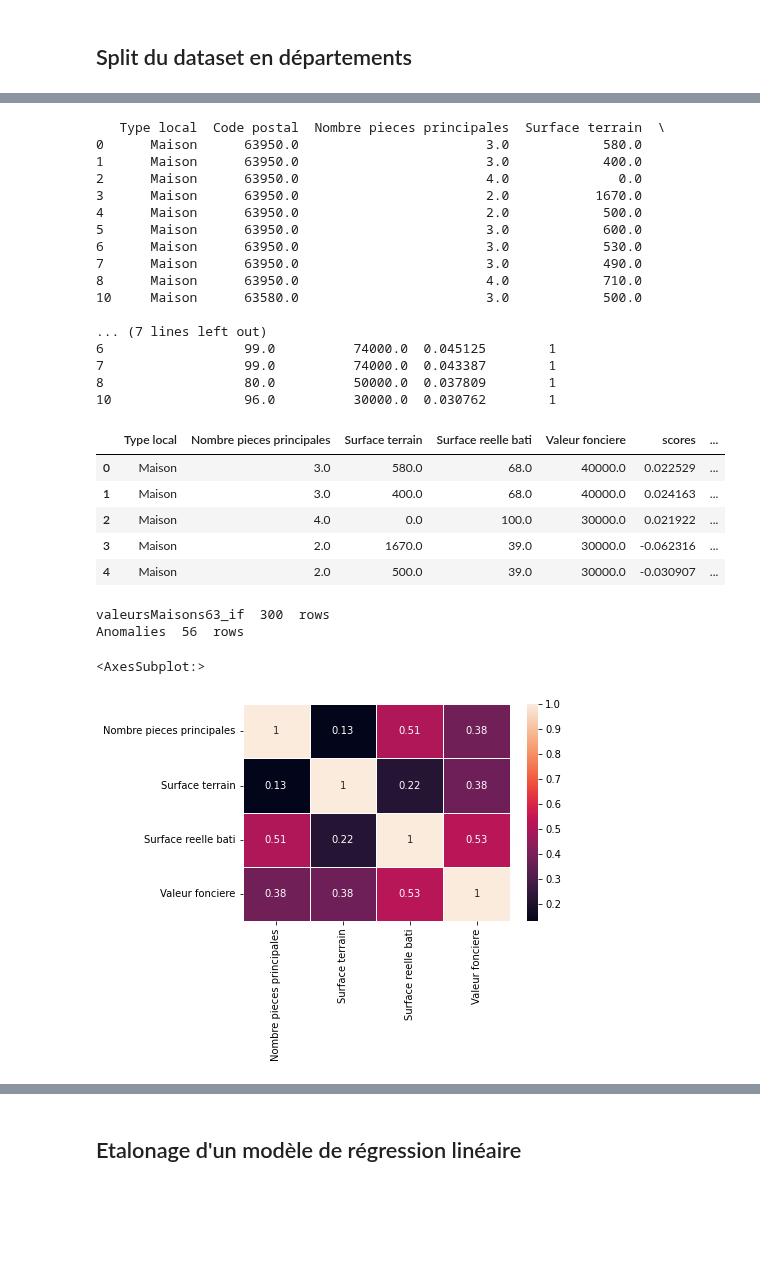
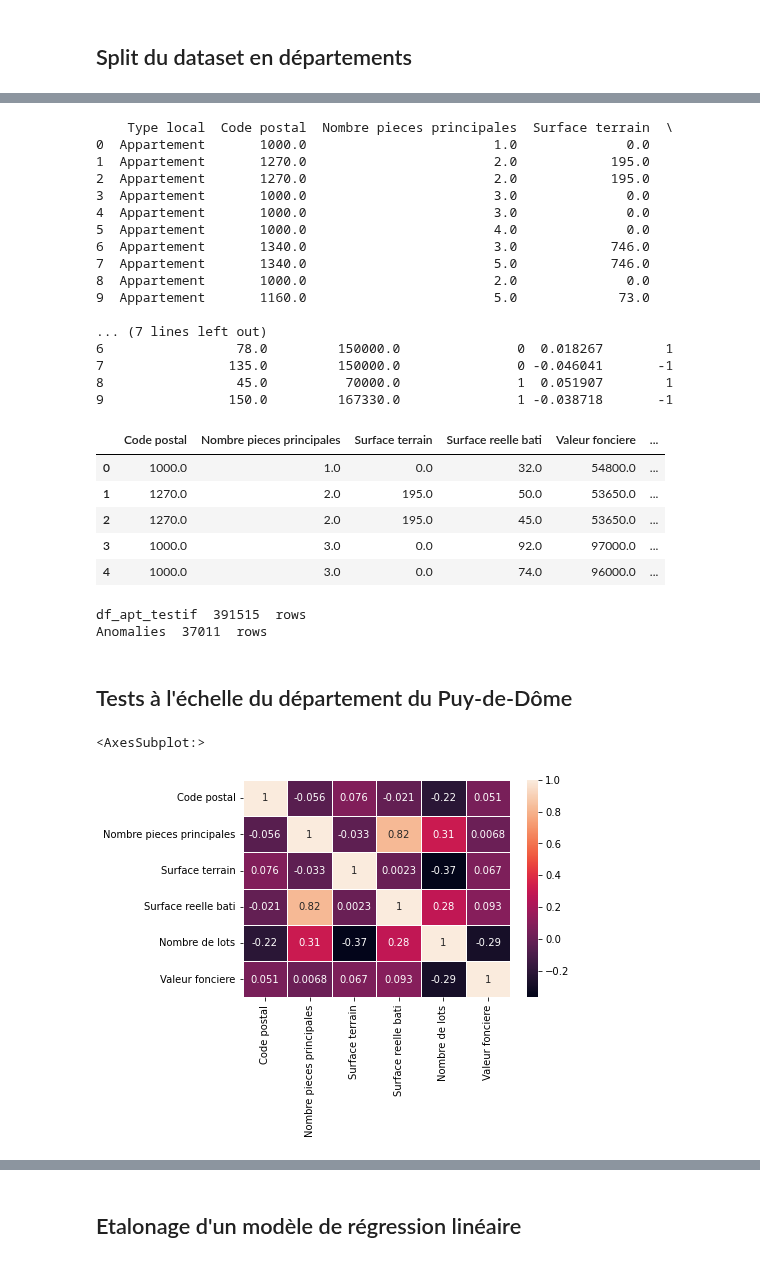
Before and after one commit to Twizzle1997/Immothep, a Jupyter notebook: src/notebookAppV2.ipynb, the cells around one changed output, grey strips where cells are left out. Saved outputs shown, nothing was run; the diff lists cells and outputs as text; code cells hidden in the pictures; blank space fills up the shorter version.

```diff
--- a/src/notebookAppV2.ipynb
+++ b/src/notebookAppV2.ipynb
@@ -129,40 +111,40 @@ valeursMaisons63.head()
 # %%
-isolation.isolation_forest_testing(cr.CURATED_LOCAL_PATH + '/CPMaisons/63.csv', cr.CURATED_LOCAL_PATH + '/CPMaisons/63_IF.csv')
+isolation.isolation_forest_testing(cr.CURATED_LOCAL_PATH + '/Train/Appartement.csv', cr.CURATED_LOCAL_PATH + '/Train/Appartement_if_test.csv', '|')
 # %% [output]
-   Type local  Code postal  Nombre pieces principales  Surface terrain  \
-0      Maison      63950.0                        3.0            580.0
-1      Maison      63950.0                        3.0            400.0
-2      Maison      63950.0                        4.0              0.0
-3      Maison      63950.0                        2.0           1670.0
-4      Maison      63950.0                        2.0            500.0
-5      Maison      63950.0                        3.0            600.0
-6      Maison      63950.0                        3.0            530.0
-7      Maison      63950.0                        3.0            490.0
-8      Maison      63950.0                        4.0            710.0
-10     Maison      63580.0                        3.0            500.0
+    Type local  Code postal  Nombre pieces principales  Surface terrain  \
+0  Appartement       1000.0                        1.0              0.0
+1  Appartement       1270.0                        2.0            195.0
+2  Appartement       1270.0                        2.0            195.0
+3  Appartement       1000.0                        3.0              0.0
+4  Appartement       1000.0                        3.0              0.0
+5  Appartement       1000.0                        4.0              0.0
+6  Appartement       1340.0                        3.0            746.0
+7  Appartement       1340.0                        5.0            746.0
+8  Appartement       1000.0                        2.0              0.0
+9  Appartement       1160.0                        5.0             73.0
 
 ... (7 lines left out)
-6                  99.0          74000.0  0.045125        1
-7                  99.0          74000.0  0.043387        1
-8                  80.0          50000.0  0.037809        1
-10                 96.0          30000.0  0.030762        1
+6                 78.0         150000.0               0  0.018267        1
+7                135.0         150000.0               0 -0.046041       -1
+8                 45.0          70000.0               1  0.051907        1
+9                150.0         167330.0               1 -0.038718       -1
 # %%
 # Import du CSV avec le score de l'IF
-valeursMaisons63_if = pd.read_csv(cr.CURATED_LOCAL_PATH + '/CPMaisons/63_IF.csv', usecols=['Type local', 'Nombre pieces principales', 'Surface terrain', 'Surface reelle bati', 'Valeur fonciere', 'scores', 'anomaly'])
-valeursMaisons63_if.head()
+df_apt_testif = pd.read_csv(cr.CURATED_LOCAL_PATH + '/Train/Appartement_if_test.csv', usecols=['Code postal', 'Nombre pieces principales', 'Surface terrain', 'Surface reelle bati', 'Valeur fonciere', 'Nombre de lots', 'scores', 'anomaly'])
+df_apt_testif.head()
 # %% [output]
-|  | Type local | Nombre pieces principales | Surface terrain | Surface reelle bati | Valeur fonciere | scores | ... |
-| 0 | Maison | 3.0 | 580.0 | 68.0 | 40000.0 | 0.022529 | ... |
-| 1 | Maison | 3.0 | 400.0 | 68.0 | 40000.0 | 0.024163 | ... |
-| 2 | Maison | 4.0 | 0.0 | 100.0 | 30000.0 | 0.021922 | ... |
-| 3 | Maison | 2.0 | 1670.0 | 39.0 | 30000.0 | -0.062316 | ... |
-| 4 | Maison | 2.0 | 500.0 | 39.0 | 30000.0 | -0.030907 | ... |
+|  | Code postal | Nombre pieces principales | Surface terrain | Surface reelle bati | Valeur fonciere | ... |
+| 0 | 1000.0 | 1.0 | 0.0 | 32.0 | 54800.0 | ... |
+| 1 | 1270.0 | 2.0 | 195.0 | 50.0 | 53650.0 | ... |
+| 2 | 1270.0 | 2.0 | 195.0 | 45.0 | 53650.0 | ... |
+| 3 | 1000.0 | 3.0 | 0.0 | 92.0 | 97000.0 | ... |
+| 4 | 1000.0 | 3.0 | 0.0 | 74.0 | 96000.0 | ... |
 # %%
 # Vérification du nombre de valeurs
-print("valeursMaisons63_if ", len(valeursMaisons63_if), " rows")
-print("Anomalies ", len(valeursMaisons63_if[valeursMaisons63_if['anomaly']==-1]), " rows")
+print("df_apt_testif ", len(df_apt_testif), " rows")
+print("Anomalies ", len(df_apt_testif[df_apt_testif['anomaly']==-1]), " rows")
 # %% [output]
-valeursMaisons63_if  300  rows
-Anomalies  56  rows
+df_apt_testif  391515  rows
+Anomalies  37011  rows
 # %%
 # Suppression des anomalies
@@ -169,0 +155,2 @@ valeursMaisons63_if = valeursMaisons63_if[['Type local', 'Nombre pieces principa
+# %% [markdown]
+## Tests à l'échelle du département du Puy-de-Dôme
@@ -170,8 +160,8 @@ valeursMaisons63_if = valeursMaisons63_if[['Type local', 'Nombre pieces principa
 # %%
 # Correlation
-data_corr_train = valeursMaisons63_if.corr()
+data_corr_train = df_apt_63.corr()
 sns.heatmap(data_corr_train, linewidths=.5, annot=True)
 # %% [output]
 <AxesSubplot:>
-[figure, old version]
+[figure, new version]
 # %%
```
Also changed, not shown: parts of 30 cells of this notebook, 4 other files.
